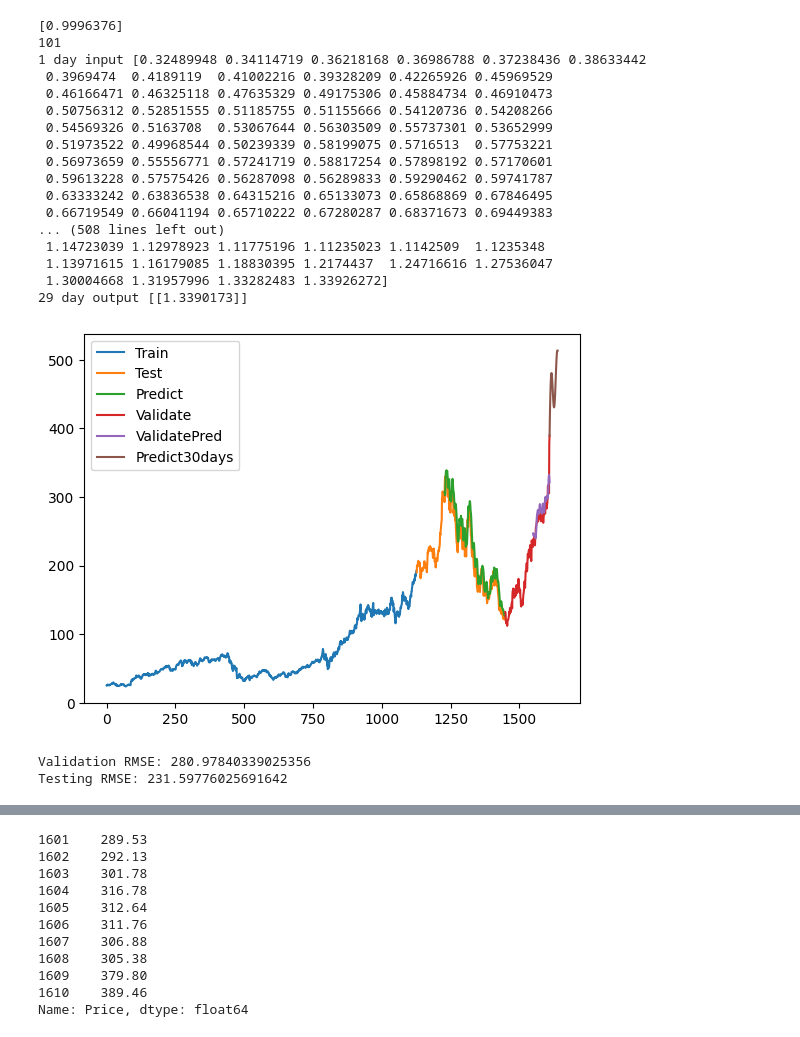
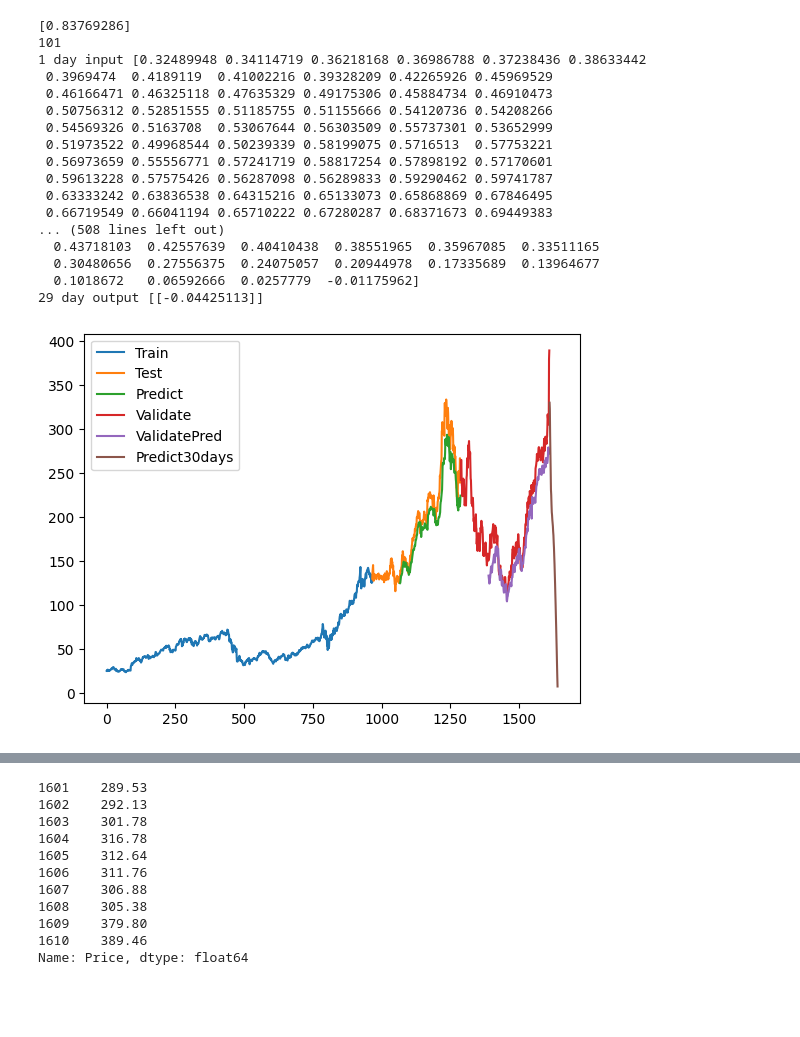
Before and after one commit to dangnghiepcuong/IS403.N21.HTTT_Nhom2, a Jupyter notebook: Test CNN_LTSM/INTC_CNN_Bi_LSTM 622.ipynb, the cells around one changed output, grey strips where cells are left out. Drawn from its saved outputs; the diff is of its cells as text; code cells hidden in the pictures; blank space fills up the shorter version.

Commit message:
complete (except CNN-LSTM AMD 631)

```diff
--- a/Test CNN_LTSM/NVDA_LSTM_Model_622.ipynb
+++ b/Test CNN_LTSM/INTC_CNN_Bi_LSTM 622.ipynb
@@ -19,7 +22,7 @@ scaler=MinMaxScaler(feature_range=(0,1))
 df1=scaler.fit_transform(np.array(df1).reshape(-1,1))
 # %%
 # 4. Chia train test
-train_size = int(0.7 * len(df1))
+train_size = int(0.6 * len(df1))
 test_size = int(0.2 * len(df1))
 val_size = len(df1) - train_size - test_size
 
@@ -51,11 +58,22 @@ X_test = X_test.reshape(X_test.shape[0],X_test.shape[1] , 1)
 X_val = X_val.reshape(X_val.shape[0],X_val.shape[1] , 1)
 # %%
 # 8. Define LSTM Model
+# Define the model
+model = Sequential()
 
-model=Sequential()
-model.add(LSTM(50,return_sequences=True,input_shape=(100,1)))
-model.add(LSTM(50,return_sequences=True))
-model.add(LSTM(50))
+# Add a 1D convolutional layer
+model.add(Conv1D(filters=64, kernel_size=3, activation='relu', input_shape=(time_step,1)))
+
+# Add a max pooling layer
+model.add(MaxPooling1D(pool_size=2))
+
+# Add another 1D convolutional layer
+model.add(Conv1D(filters=32, kernel_size=3, activation='relu'))
+
+# Add a bidirectional LSTM layer
+model.add(Bidirectional(LSTM(100, activation='relu')))
+
+# Add a dense output layer
 model.add(Dense(1))
 model.compile(loss='mean_squared_error',optimizer='adam')
 # %%
@@ -100,7 +118,12 @@ valid_rmse = np.sqrt(np.mean((y_pred_val - yval)**2))
 test_rmse = np.sqrt(np.mean((y_pred - ytest)**2))
 # %%
 # 13. Dự báo 30 ngày tiếp theo
-x_input=val_data[-time_step:].reshape(1,-1)
+
+# n_steps=100
+# x_input=val_data[60:].reshape(1,-1)
+
+n_steps=time_step
+x_input=val_data[-n_steps:].reshape(1,-1)
 x_input.shape
 
 temp_input=list(x_input)
@@ -109,11 +132,9 @@ temp_input=temp_input[0].tolist()
 from numpy import array
 
 lst_output=[]
-n_steps=time_step
 i=0
 while(i<30):
-
-    if(len(temp_input)>time_step):
+    if(len(temp_input)>n_steps):
         #print(temp_input)
         x_input=np.array(temp_input[1:])
         print("{} day input {}".format(i,x_input))
@@ -136,7 +157,7 @@ while(i<30):
         lst_output.extend(yhat.tolist())
         i=i+1
 # %% [output]
-[0.9996376]
+[0.83769286]
 101
 1 day input [0.32489948 0.34114719 0.36218168 0.36986788 0.37238436 0.38633442
  0.3969474  0.4189119  0.41002216 0.39328209 0.42265926 0.45969529
@@ -149,31 +170,25 @@ while(i<30):
  0.63333242 0.63836538 0.64315216 0.65133073 0.65868869 0.67846495
  0.66719549 0.66041194 0.65710222 0.67280287 0.68371673 0.69449383
 ... (508 lines left out)
- 1.14723039 1.12978923 1.11775196 1.11235023 1.1142509  1.1235348
- 1.13971615 1.16179085 1.18830395 1.2174437  1.24716616 1.27536047
- 1.30004668 1.31957996 1.33282483 1.33926272]
-29 day output [[1.3390173]]
+  0.43718103  0.42557639  0.40410438  0.38551965  0.35967085  0.33511165
+  0.30480656  0.27556375  0.24075057  0.20944978  0.17335689  0.13964677
+  0.1018672   0.06592666  0.0257779  -0.01175962]
+29 day output [[-0.04425113]]
 # %%
 # 14.Vẽ hình
 train_data_index = pd.RangeIndex(start=0, stop=train_size, step=1)
 plt.plot(scaler.inverse_transform(train_data))
 test_data_index = pd.RangeIndex(start=train_size, stop=train_size+test_size, step=1)
 plt.plot(test_data_index,scaler.inverse_transform(test_data))
-test_data_index = pd.RangeIndex(start=train_size+time_step+1, stop=train_size+test_size, step=1)
-plt.plot(test_data_index,(y_pred))
+test_pre_data_index = pd.RangeIndex(start=train_size+n_steps+1, stop=train_size+test_size, step=1)
+plt.plot(test_pre_data_index,(y_pred))
 val_data_index = pd.RangeIndex(start=train_size+test_size, stop=train_size+test_size+val_size, step=1)
 plt.plot(val_data_index,scaler.inverse_transform(val_data))
-val_data_index = pd.RangeIndex(start=train_size+test_size+time_step+1, stop=train_size+test_size+val_size, step=1)
-plt.plot(val_data_index,y_pred_val)
-prediect_data_index = pd.RangeIndex(start=len(df1)-1, stop=len(df1)+29, step=1)
+val_pre_data_index = pd.RangeIndex(start=train_size+test_size+n_steps+1, stop=train_size+test_size+val_size, step=1)
+plt.plot(val_pre_data_index,y_pred_val)
+prediect_data_index = pd.RangeIndex(start=len(df1), stop=len(df1)+30, step=1)
 plt.plot(prediect_data_index,scaler.inverse_transform(lst_output))
 plt.legend(['Train','Test','Predict','Validate','ValidatePred','Predict30days'])
 plt.show()
 # %% [output]
-[figure, old version]
+[figure, new version]
-# %%
-print('Validation RMSE:', valid_rmse)
-print('Testing RMSE:', test_rmse)
-# %% [output]
-Validation RMSE: 280.97840339025356
-Testing RMSE: 231.59776025691642
```
Also changed, not shown: parts of 20 cells of this notebook, 26 other files.
